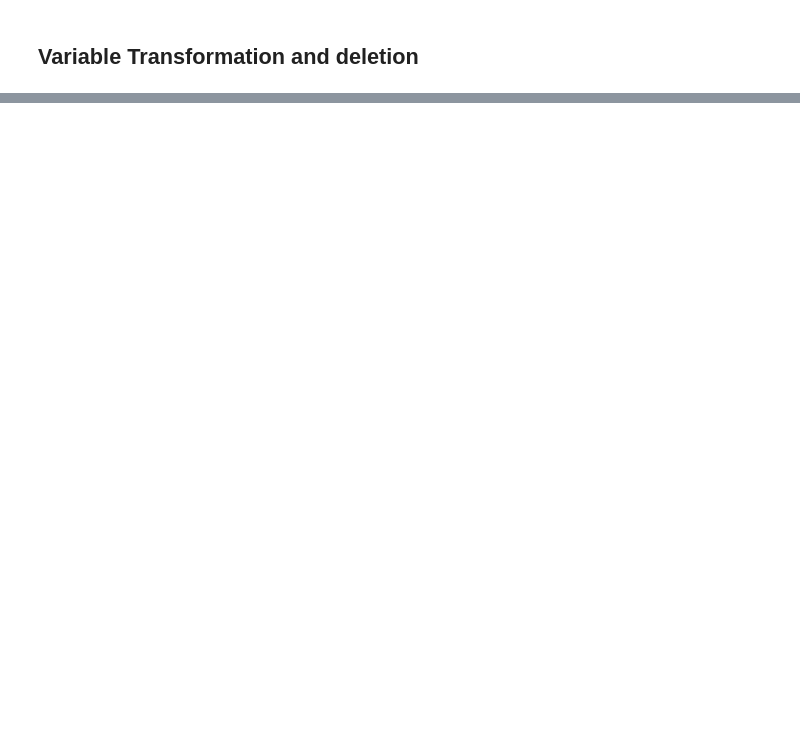
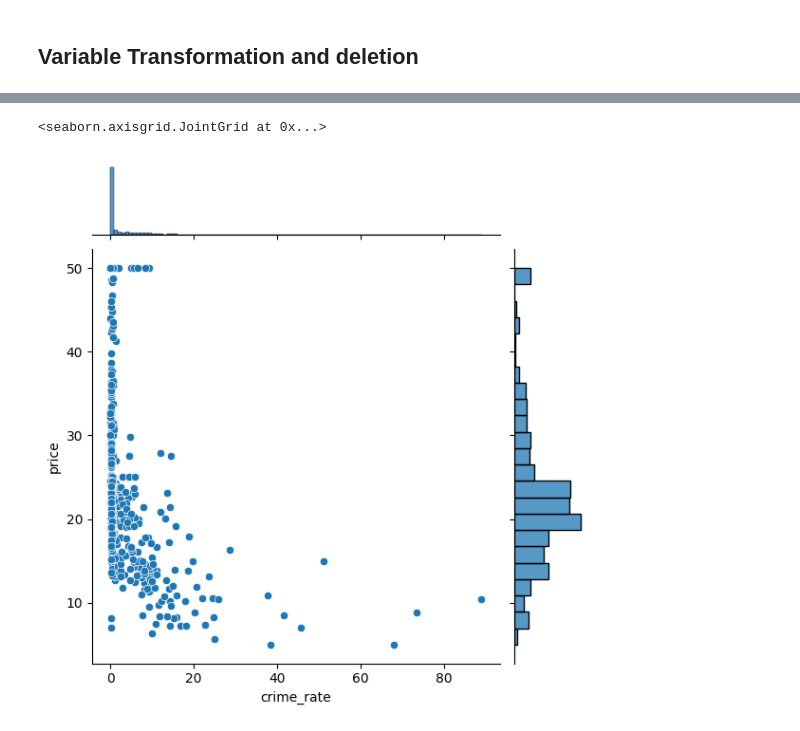
Before and after one commit to Sainithinkadarla/Learn_AI, a Jupyter notebook: ML/Data_preprocessing.ipynb, the cells around one changed output, grey strips where cells are left out. Saved outputs shown, nothing was run; the diff lists cells and outputs as text; code cells hidden in the pictures; blank space fills up the shorter version.

```diff
--- a/ML/Data_preprocessing.ipynb
+++ b/ML/Data_preprocessing.ipynb
@@ -330,0 +337,2 @@ memory usage: 156.4+ KB
+# %%
+data = pd.read_csv("E:/sai/UCE/Learn_AI/Machine Learning & Deep Learning in Python & R/Data Files/1. ST Academy - Crash course and Regression files/House_Price.csv")
@@ -330,0 +351,5 @@ memory usage: 156.4+ KB
+# %%
+sns.jointplot(x='crime_rate', y='price', data=data)
+# %% [output]
+<seaborn.axisgrid.JointGrid at 0x...>
+[figure, added]
```
Also changed, not shown: parts of 17 cells of this notebook, 1 other file.
